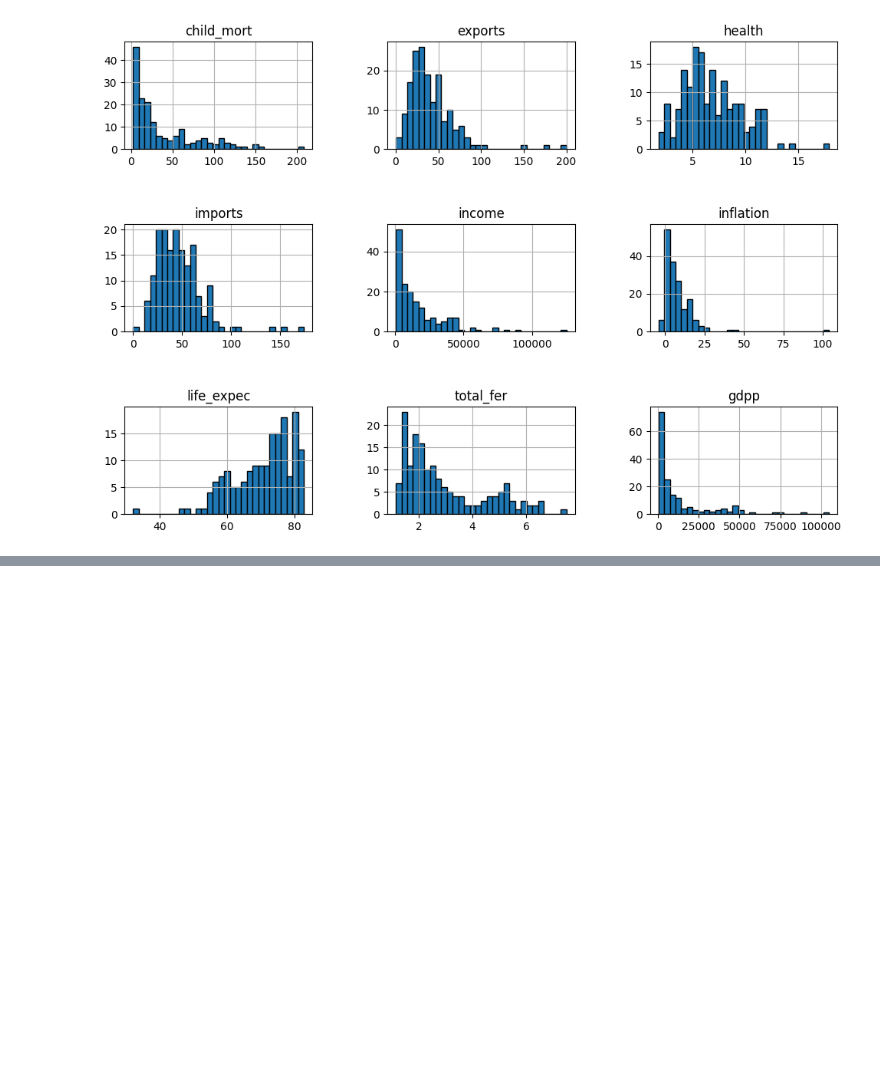
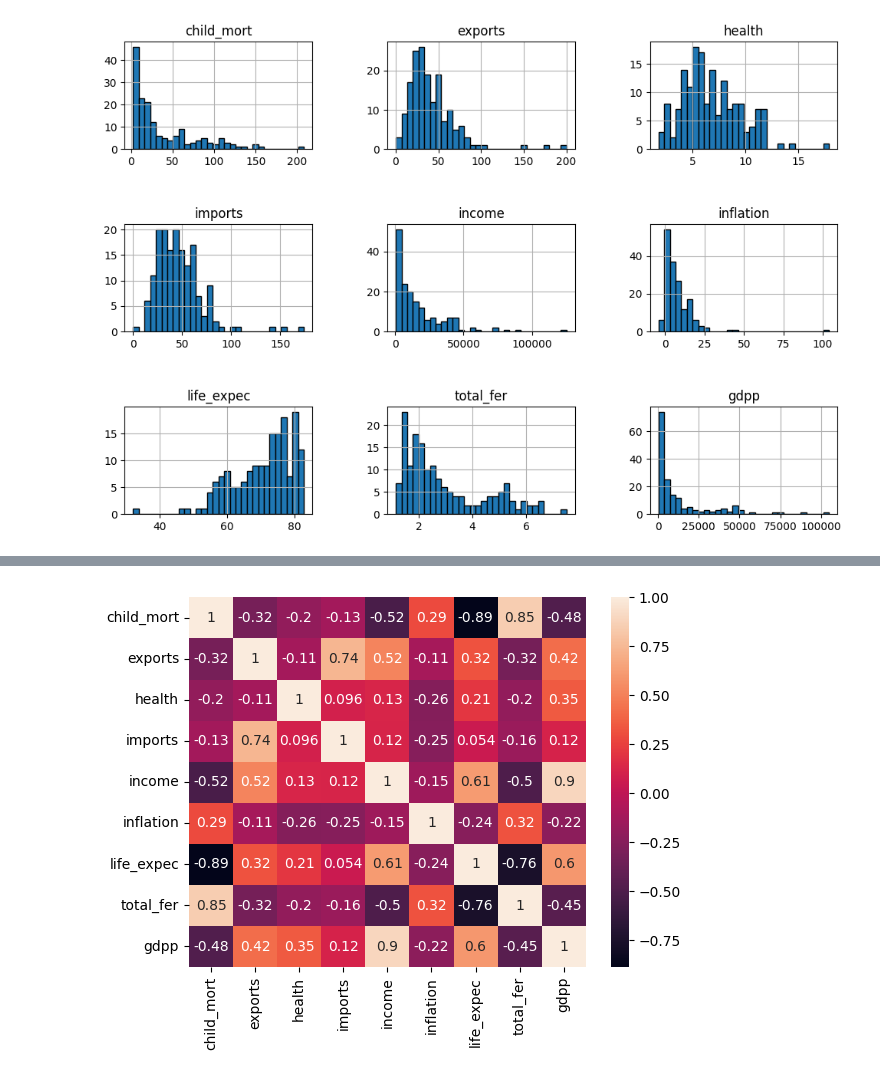
Before and after one commit to DieGod69/clusterizacao, a Jupyter notebook: code/data_asq_EDA/data_acq_EDA.ipynb, the cells around one changed output, grey strips where cells are left out. Drawn from its saved outputs; the diff is of its cells as text; code cells hidden in the pictures; blank space fills up the shorter version.

```diff
--- a/code/data_asq_EDA/data_acq_EDA.ipynb
+++ b/code/data_asq_EDA/data_acq_EDA.ipynb
@@ -52,0 +73,4 @@ plt.subplots_adjust(hspace= 0.7, wspace= 0.4)
+# %%
+sns.heatmap(df.corr(), annot= True)
+# %% [output]
+[figure, added]
```
Also changed, not shown: parts of 6 cells of this notebook.
